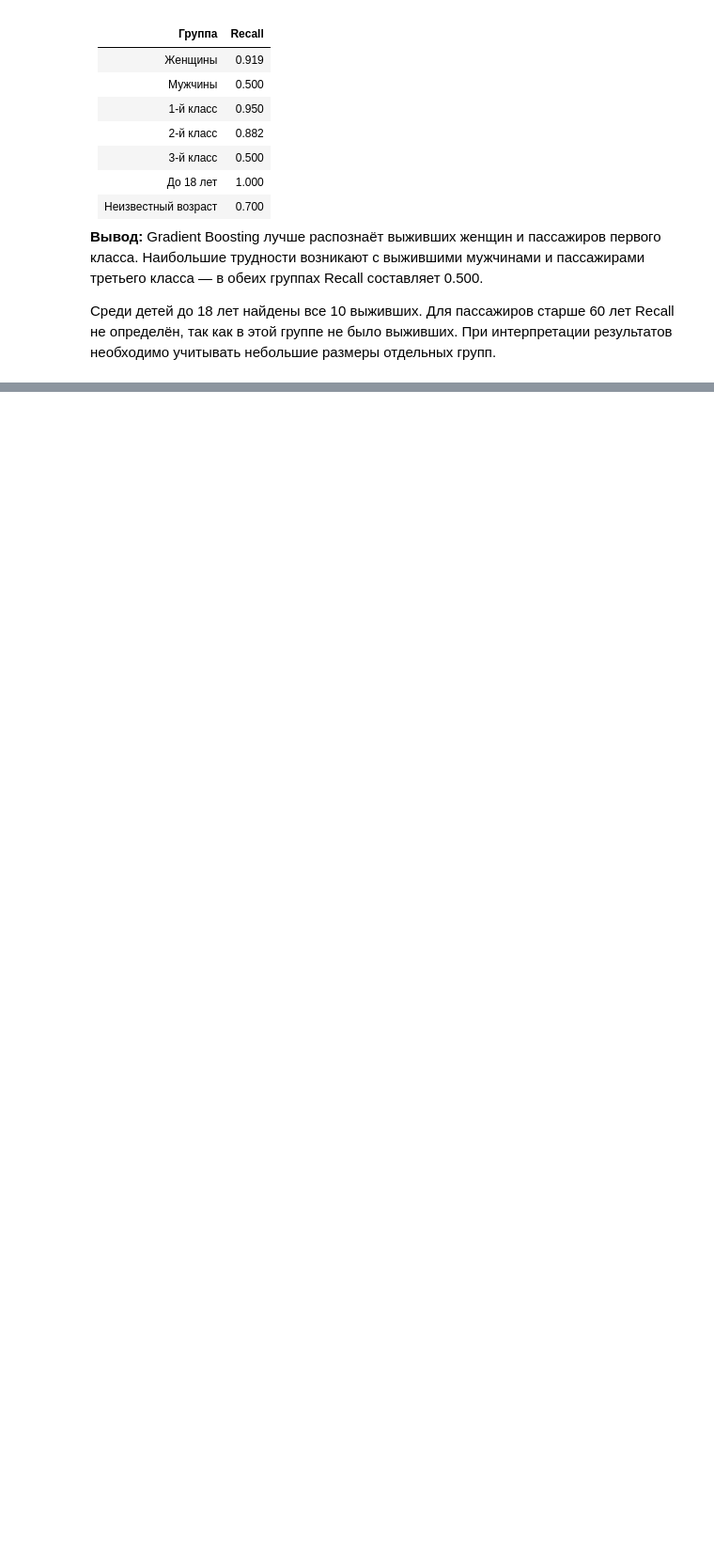
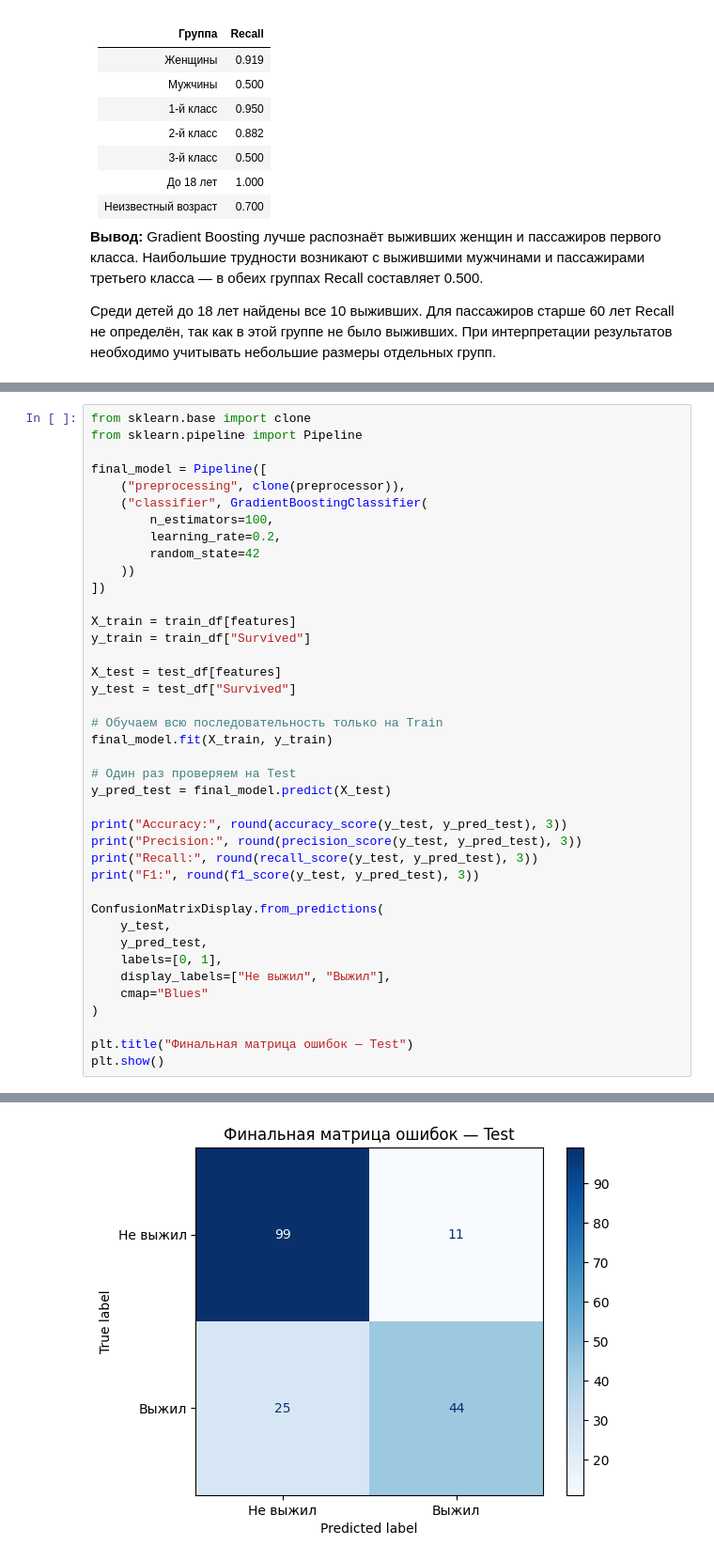
Before and after one commit to stdt106/ml_course_mai, a Jupyter notebook: lab02/lab02.ipynb, the cells around one changed output, grey strips where cells are left out. Shown at 94% size. Cells and saved outputs as stored; diff of their text form; blank space fills up the shorter version.

```diff
--- a/lab02/lab02.ipynb
+++ b/lab02/lab02.ipynb
@@ -1306,0 +1314,41 @@ plt.show()
+# %%
+from sklearn.base import clone
+from sklearn.pipeline import Pipeline
+
+final_model = Pipeline([
+    ("preprocessing", clone(preprocessor)),
+    ("classifier", GradientBoostingClassifier(
+        n_estimators=100,
+        learning_rate=0.2,
+        random_state=42
+    ))
+])
+
+X_train = train_df[features]
+y_train = train_df["Survived"]
+
+X_test = test_df[features]
+y_test = test_df["Survived"]
+
+# Обучаем всю последовательность только на Train
+final_model.fit(X_train, y_train)
+
+# Один раз проверяем на Test
+y_pred_test = final_model.predict(X_test)
+
+print("Accuracy:", round(accuracy_score(y_test, y_pred_test), 3))
+print("Precision:", round(precision_score(y_test, y_pred_test), 3))
+print("Recall:", round(recall_score(y_test, y_pred_test), 3))
+print("F1:", round(f1_score(y_test, y_pred_test), 3))
+
+ConfusionMatrixDisplay.from_predictions(
+    y_test,
+    y_pred_test,
+    labels=[0, 1],
+    display_labels=["Не выжил", "Выжил"],
+    cmap="Blues"
+)
+
+plt.title("Финальная матрица ошибок — Test")
+plt.show()
+# %% [output]
@@ -1306,0 +1359 @@ plt.show()
+[figure, added]
```
Also changed, not shown: parts of 3 cells of this notebook.
